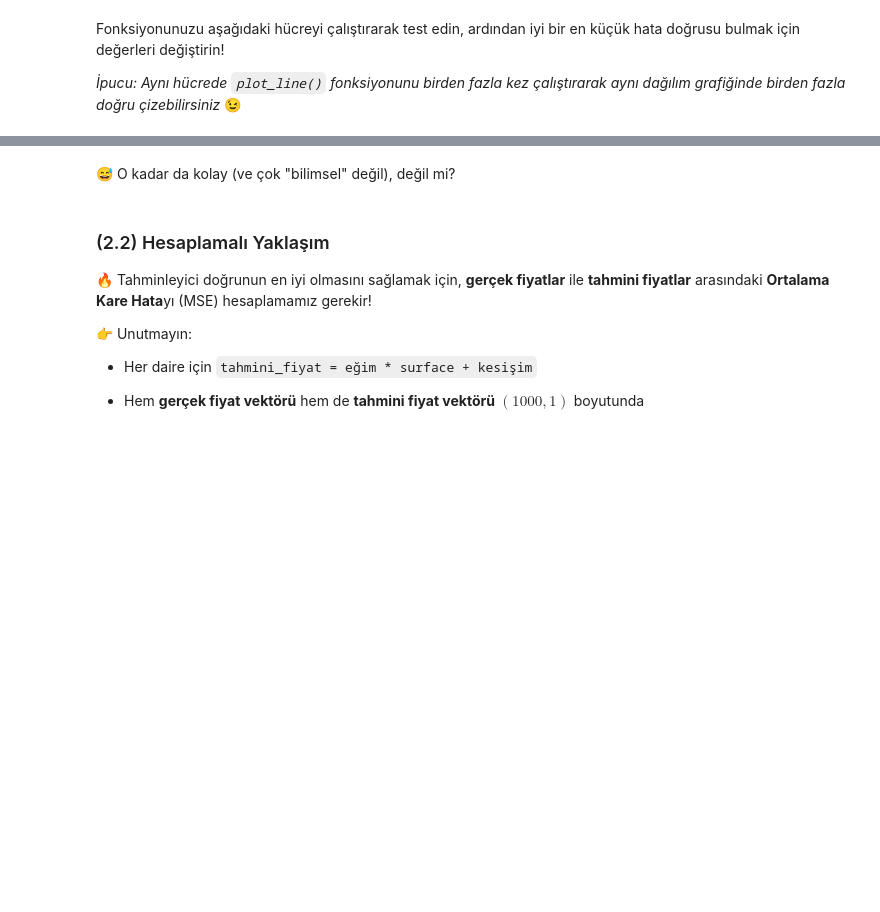
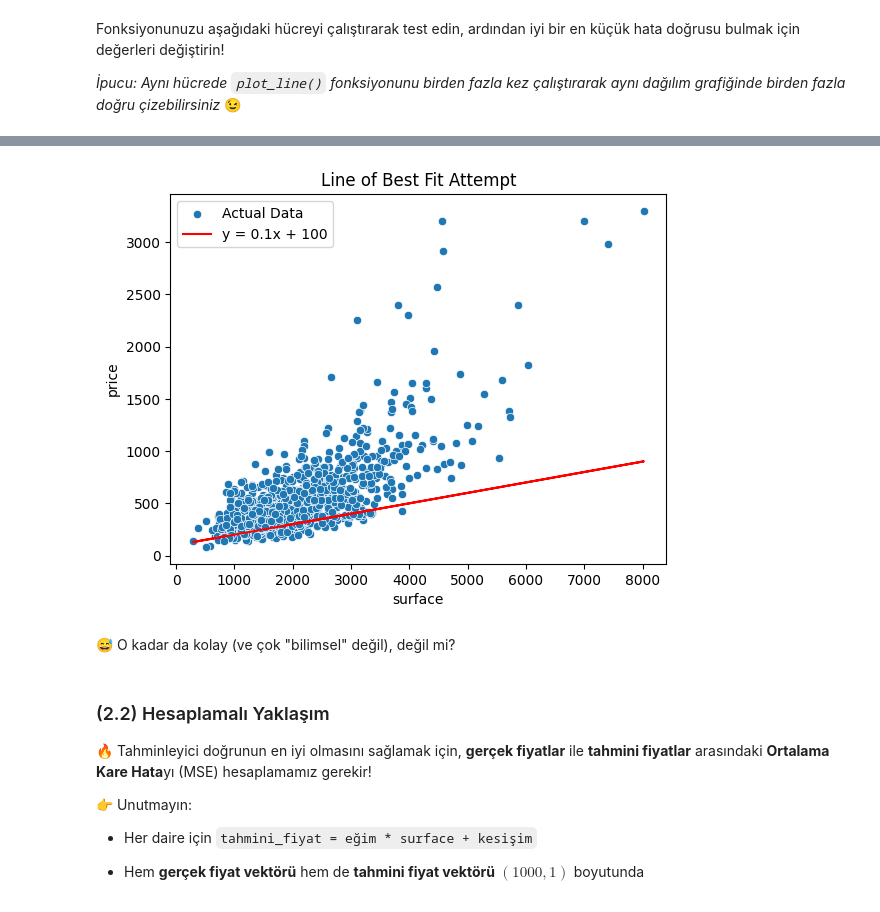
Before and after one commit to inurekici/data-real-estate-advanced-estimator, a Jupyter notebook: 02-real_estate_advanced_estimator.ipynb, the cells around one changed output, grey strips where cells are left out. Drawn from its saved outputs; the diff is of its cells as text; code cells hidden in the pictures; blank space fills up the shorter version.

```diff
--- a/02-real_estate_advanced_estimator.ipynb
+++ b/02-real_estate_advanced_estimator.ipynb
@@ -232,3 +252,7 @@ ValueError: x, y, and format string must not be None
+# %%
+plot_line(flats, 0.1, 100)
+# %% [output]
+[figure, added]
 # %% [markdown]
 😅 O kadar da kolay (ve çok "bilimsel" değil), değil mi?
 # %% [markdown]
```
Also changed, not shown: parts of 37 cells of this notebook.
